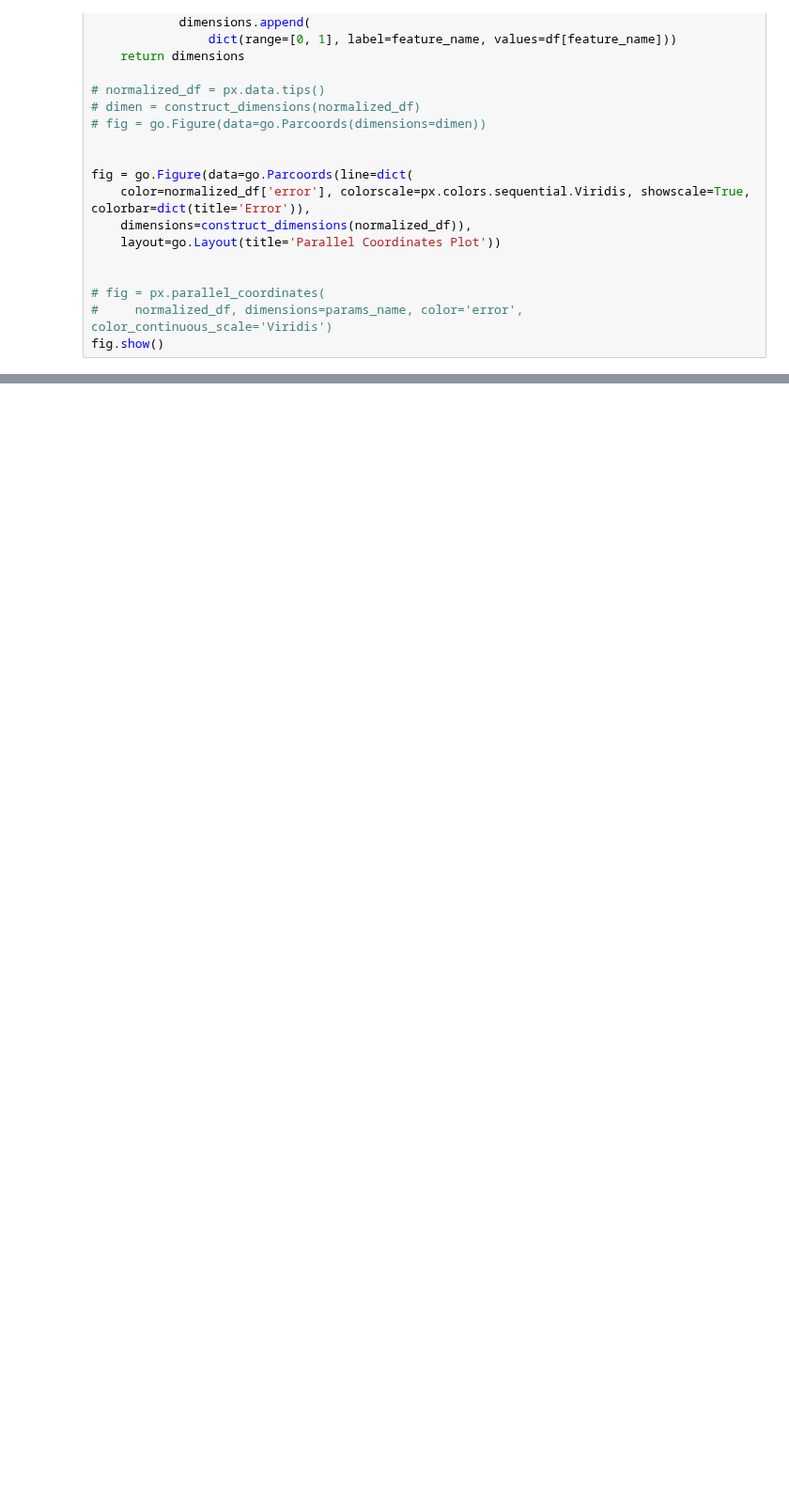
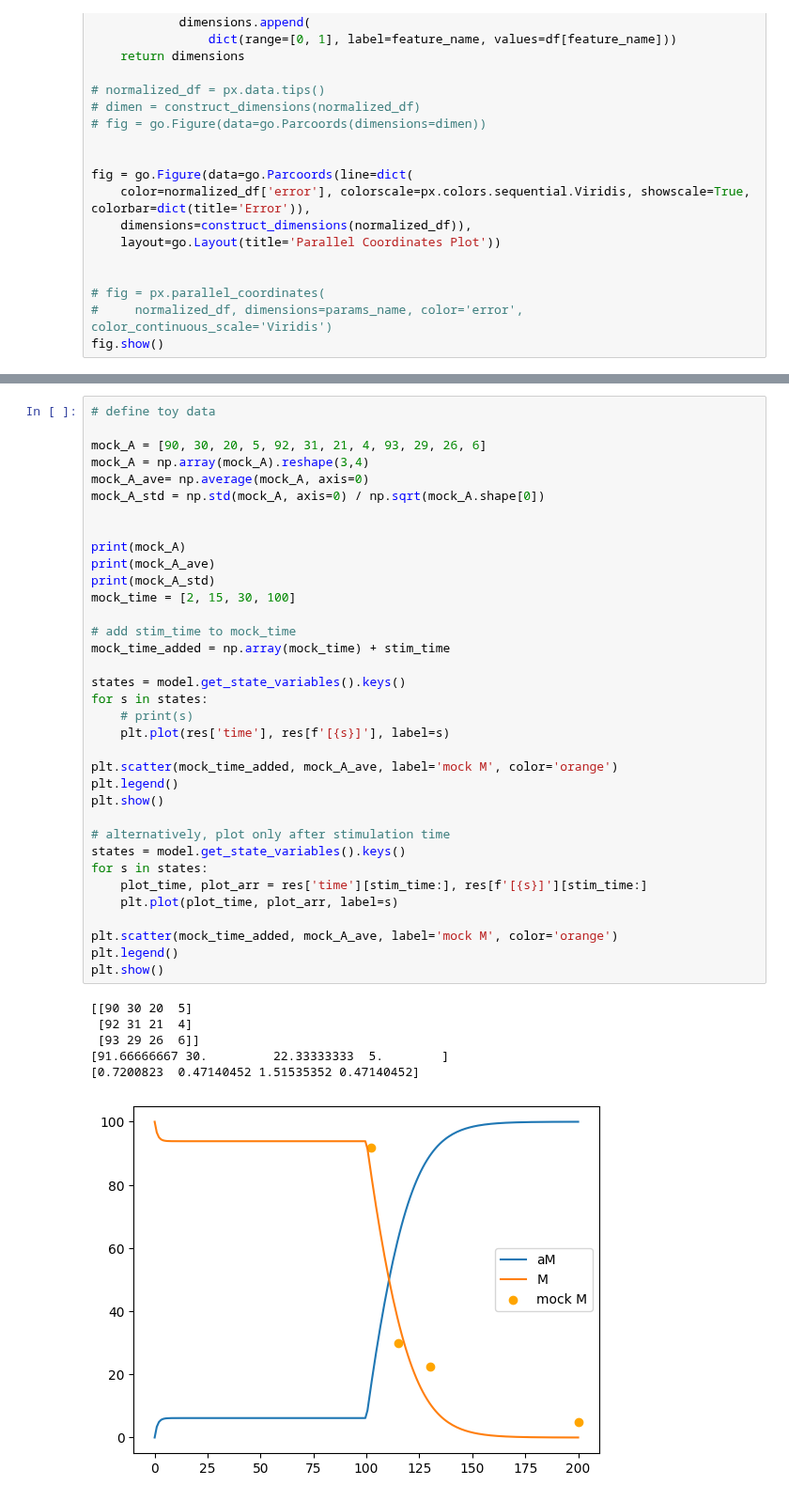
Before and after one commit to AnEvilBurrito/new-peak-project, a Jupyter notebook: src/parameter_estimation.ipynb, the cells around one changed output, grey strips where cells are left out. Shown at 94% size. Drawn from its saved outputs; the diff is of its cells as text; blank space fills up the shorter version.

```diff
--- a/src/parameter_estimation.ipynb
+++ b/src/parameter_estimation.ipynb
@@ -473,0 +537,42 @@ fig.show()
+# %%
+# define toy data
+
+mock_A = [90, 30, 20, 5, 92, 31, 21, 4, 93, 29, 26, 6]
+mock_A = np.array(mock_A).reshape(3,4)
+mock_A_ave= np.average(mock_A, axis=0)
+mock_A_std = np.std(mock_A, axis=0) / np.sqrt(mock_A.shape[0])
+
+
+print(mock_A)
+print(mock_A_ave)
+print(mock_A_std)
+mock_time = [2, 15, 30, 100]
+
+# add stim_time to mock_time
+mock_time_added = np.array(mock_time) + stim_time
+
+states = model.get_state_variables().keys()
+for s in states:
+    # print(s)
+    plt.plot(res['time'], res[f'[{s}]'], label=s)
+
+plt.scatter(mock_time_added, mock_A_ave, label='mock M', color='orange')
+plt.legend()
+plt.show()
+
+# alternatively, plot only after stimulation time
+states = model.get_state_variables().keys()
+for s in states:
+    plot_time, plot_arr = res['time'][stim_time:], res[f'[{s}]'][stim_time:]
+    plt.plot(plot_time, plot_arr, label=s)
+
+plt.scatter(mock_time_added, mock_A_ave, label='mock M', color='orange')
+plt.legend()
+plt.show()
+# %% [output]
+[[90 30 20  5]
+ [92 31 21  4]
+ [93 29 26  6]]
+[91.66666667 30.         22.33333333  5.        ]
+[0.7200823  0.47140452 1.51535352 0.47140452]
+[figure, added]
```
Also changed, not shown: parts of 22 cells of this notebook, 7 other files.
